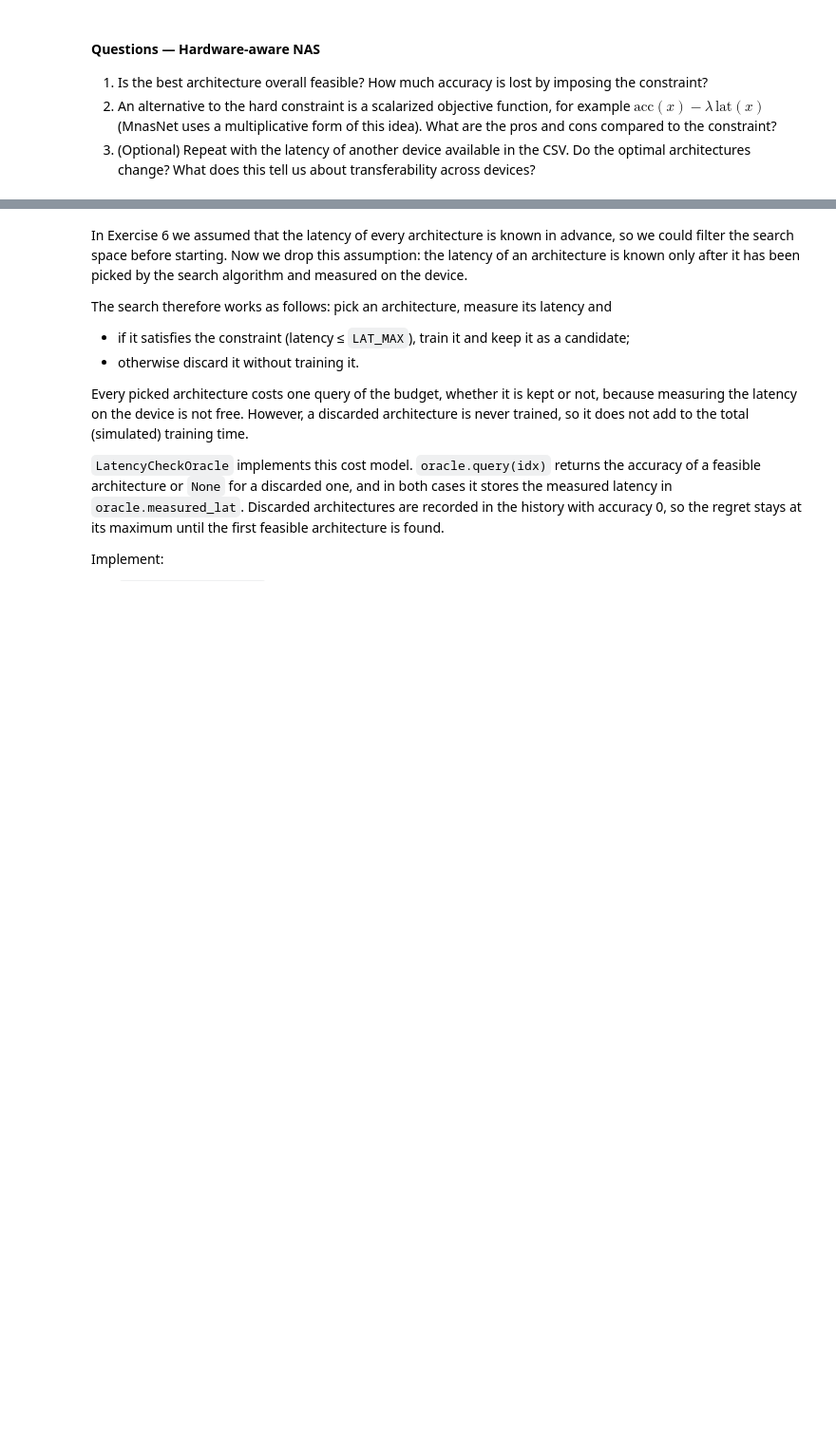
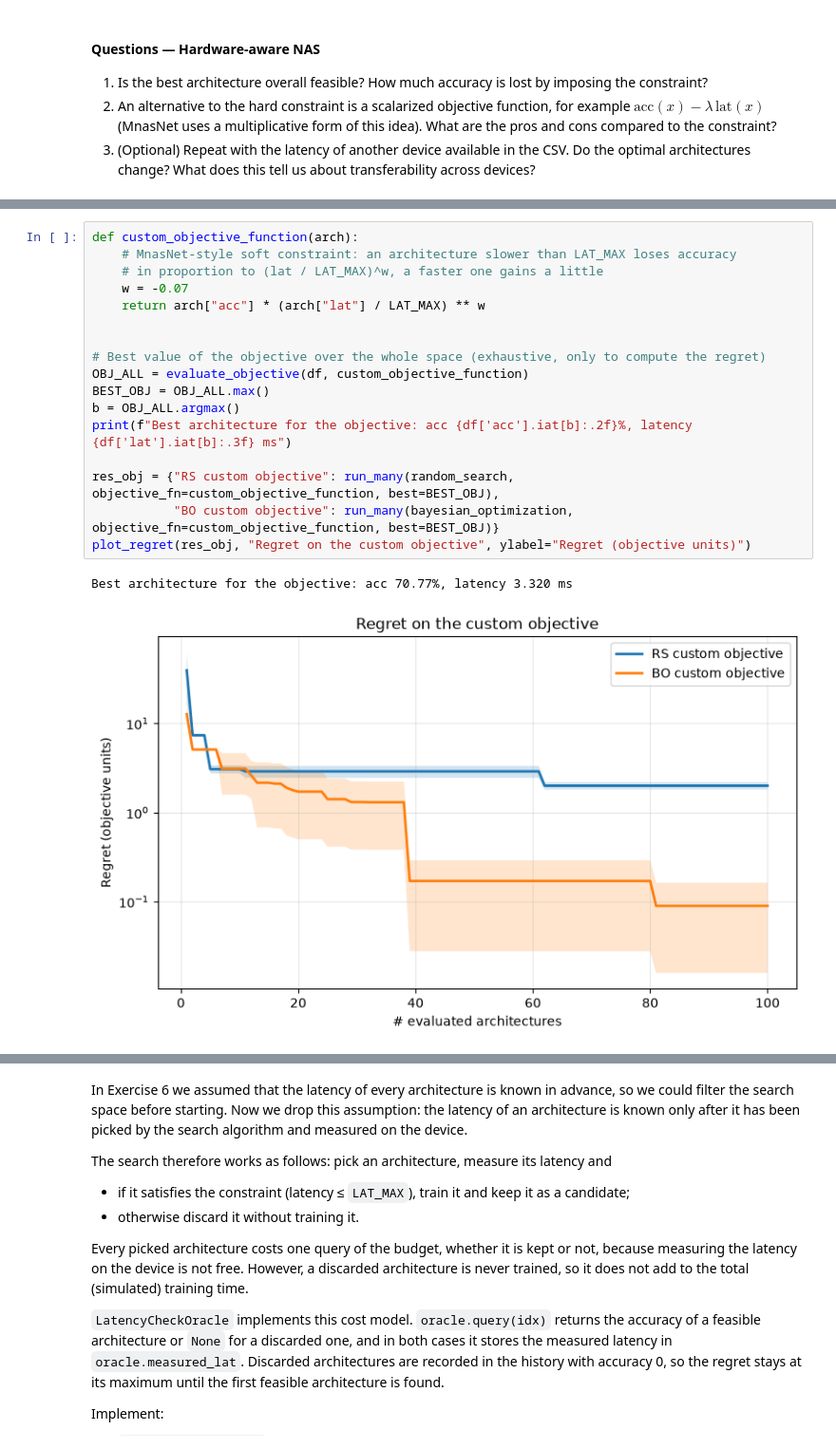
Before and after one commit to bizzarriA/NAS-lab, a Jupyter notebook: Lab2_HW_NAS_solutions.ipynb, the cells around one changed output, grey strips where cells are left out. Shown at 95% size. Saved outputs shown, nothing was run; the diff lists cells and outputs as text; blank space fills up the shorter version.

```diff
--- a/Lab2_HW_NAS_solutions.ipynb
+++ b/Lab2_HW_NAS_solutions.ipynb
@@ -299,0 +343,20 @@ Best overall: 73.49%  | best feasible: 71.93%  | accuracy lost to the constraint
+# %%
+def custom_objective_function(arch):
+    # MnasNet-style soft constraint: an architecture slower than LAT_MAX loses accuracy
+    # in proportion to (lat / LAT_MAX)^w, a faster one gains a little
+    w = -0.07
+    return arch["acc"] * (arch["lat"] / LAT_MAX) ** w
+
+
+# Best value of the objective over the whole space (exhaustive, only to compute the regret)
+OBJ_ALL = evaluate_objective(df, custom_objective_function)
+BEST_OBJ = OBJ_ALL.max()
+b = OBJ_ALL.argmax()
+print(f"Best architecture for the objective: acc {df['acc'].iat[b]:.2f}%, latency {df['lat'].iat[b]:.3f} ms")
+
+res_obj = {"RS custom objective": run_many(random_search, objective_fn=custom_objective_function, best=BEST_OBJ),
+           "BO custom objective": run_many(bayesian_optimization, objective_fn=custom_objective_function, best=BEST_OBJ)}
+plot_regret(res_obj, "Regret on the custom objective", ylabel="Regret (objective units)")
+# %% [output]
+Best architecture for the objective: acc 70.77%, latency 3.320 ms
+[figure, added]
```
Also changed, not shown: parts of 24 cells of this notebook, 2 other files.
